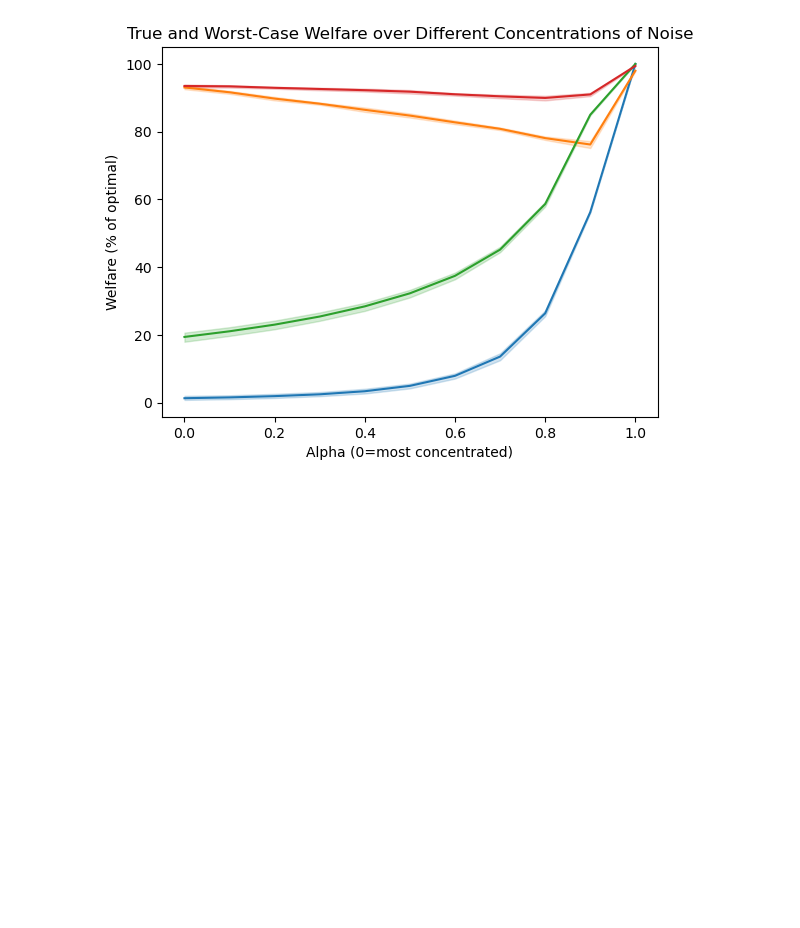
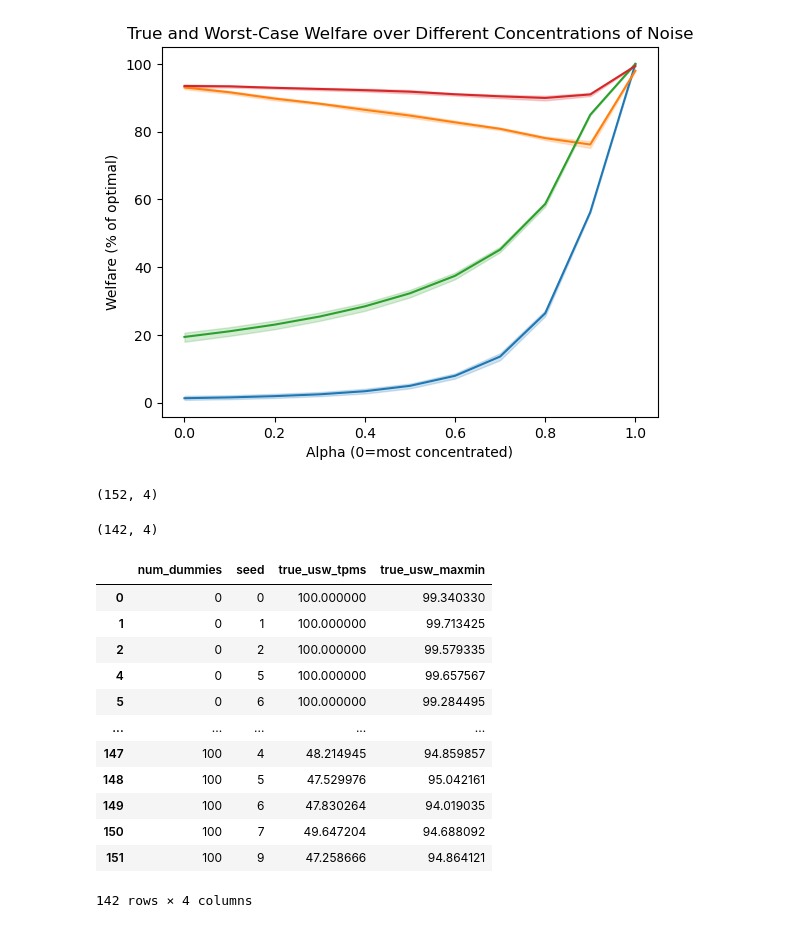
Before and after one commit to justinpayan/RAU, a Jupyter notebook: PlotExperiments.ipynb, the cells around one changed output. Drawn from its saved outputs; the diff is of its cells as text; code cells hidden in the pictures; blank space fills up the shorter version.

```diff
--- a/PlotExperiments.ipynb
+++ b/PlotExperiments.ipynb
@@ -37,7 +37,13 @@ plt.savefig("WelfareVaryingAlpha.png")
 # %% [output]
 [figure]
 # %%
-for num_dummy_revs in :
-    for seed in :
-        with open("dummy_revs_midl_stat_dicts/stat_dict_dummy_revs_midl_%d_%d.pkl", 'rb') as f:
-            x = pickle.load(f)
+with open('stat_df_midl_dummy_revs.csv') as f:
+    df = pd.read_csv(f)
+df.shape
+# %% [output]
+(152, 4)
+# %%
+df = df[['num_dummies', 'seed', 'true_usw_tpms', 'true_usw_maxmin']]
+df.shape
+# %% [output]
+(142, 4)
@@ -43,0 +54,16 @@ for num_dummy_revs in :
+# %%
+df
+# %% [output]
+|  | num_dummies | seed | true_usw_tpms | true_usw_maxmin |
+| 0 | 0 | 0 | 100.000000 | 99.340330 |
+| 1 | 0 | 1 | 100.000000 | 99.713425 |
+| 2 | 0 | 2 | 100.000000 | 99.579335 |
+| 4 | 0 | 5 | 100.000000 | 99.657567 |
+| 5 | 0 | 6 | 100.000000 | 99.284495 |
+| ... | ... | ... | ... | ... |
+| 147 | 100 | 4 | 48.214945 | 94.859857 |
+| 148 | 100 | 5 | 47.529976 | 95.042161 |
+| 149 | 100 | 6 | 47.830264 | 94.019035 |
+| 150 | 100 | 7 | 49.647204 | 94.688092 |
+| 151 | 100 | 9 | 47.258666 | 94.864121 |
+142 rows × 4 columns
```
Also changed, not shown: parts of 2 cells of this notebook, 2 other files.
